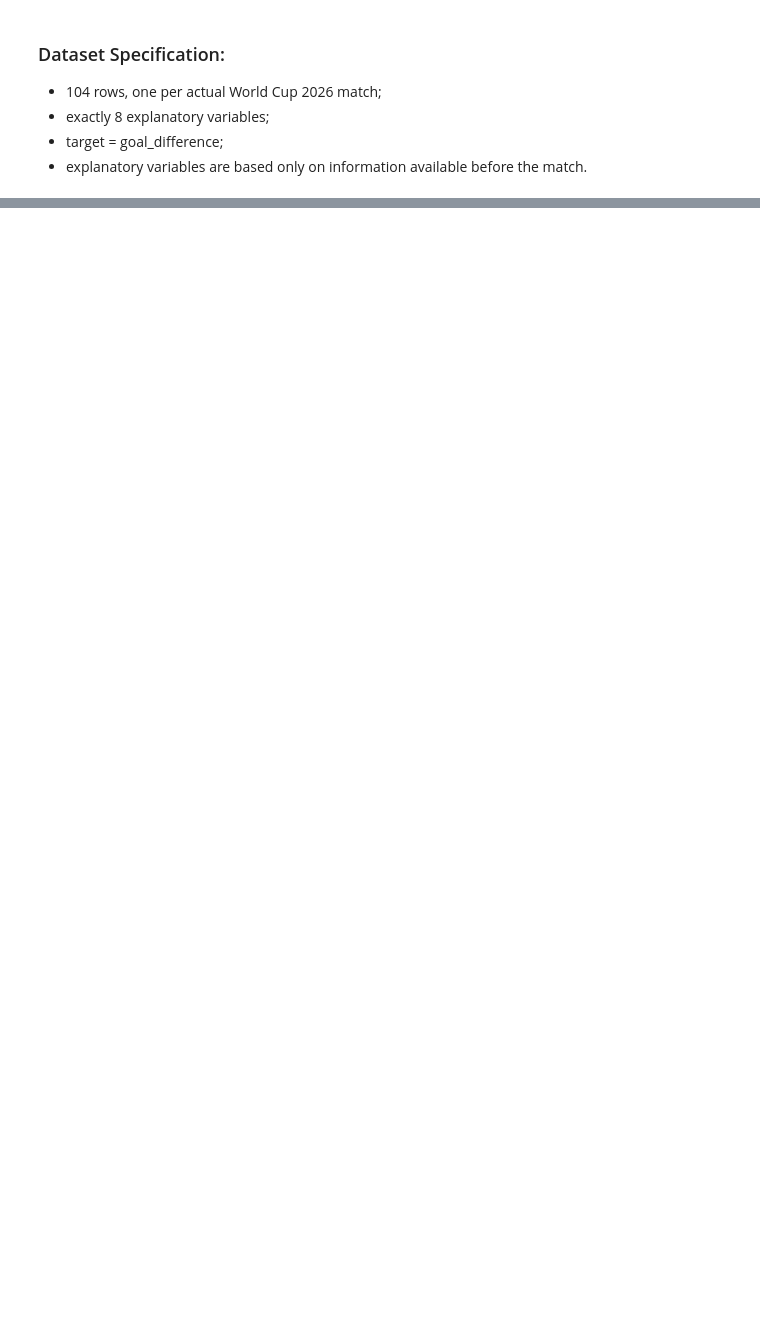
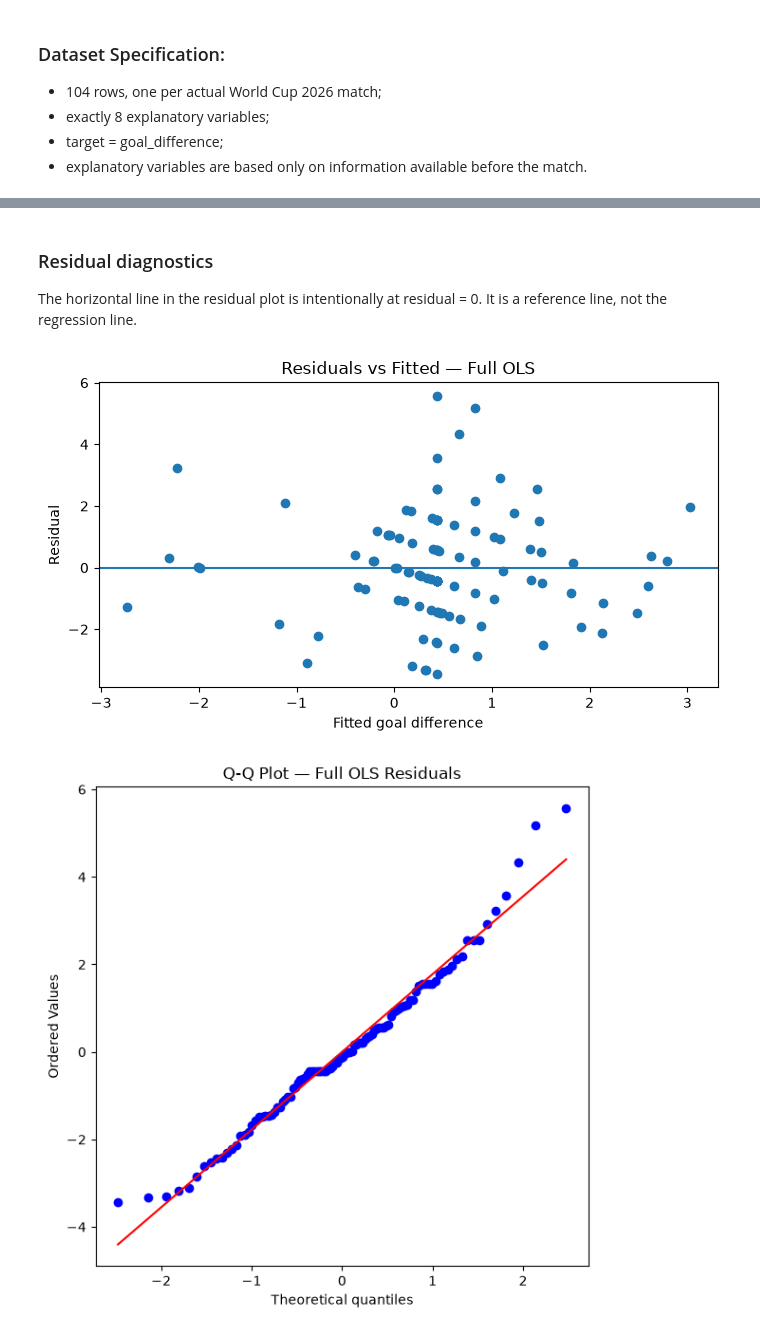
Before and after one commit to Jordan-S405349/HIT140-FOUNDATIONS-OF-DATA-SCIENCE---Sydney-Group-4---Assessment-3, a Jupyter notebook: linearreg_objective_2_1.ipynb, the cells around one changed output, grey strips where cells are left out. Cells and saved outputs as stored; diff of their text form; code cells hidden in the pictures; blank space fills up the shorter version.

```diff
--- a/linearreg_objective_2_1.ipynb
+++ b/linearreg_objective_2_1.ipynb
@@ -115,0 +327,3 @@ KeyError: "['X7_previous_goal_margin_diff'] not in index"
+# %%
+full_ols = sm.OLS(y, sm.add_constant(X)).fit()
+print(full_ols.summary())
@@ -115,0 +452,24 @@ KeyError: "['X7_previous_goal_margin_diff'] not in index"
+# %% [markdown]
+### Residual diagnostics
+The horizontal line in the residual plot is intentionally at residual = 0. It is a reference line, not the regression line.
+# %%
+fitted = full_ols.fittedvalues
+residuals = full_ols.resid
+
+plt.figure(figsize=(7, 4))
+plt.scatter(fitted, residuals)
+plt.axhline(0)
+plt.xlabel("Fitted goal difference")
+plt.ylabel("Residual")
+plt.title("Residuals vs Fitted — Full OLS")
+plt.tight_layout()
+plt.show()
+
+plt.figure(figsize=(6, 6))
+stats.probplot(residuals, dist="norm", plot=plt)
+plt.title("Q-Q Plot — Full OLS Residuals")
+plt.tight_layout()
+plt.show()
+# %% [output]
+[figure, added]
+[figure, added]
```
Also changed, not shown: parts of 25 cells of this notebook.
